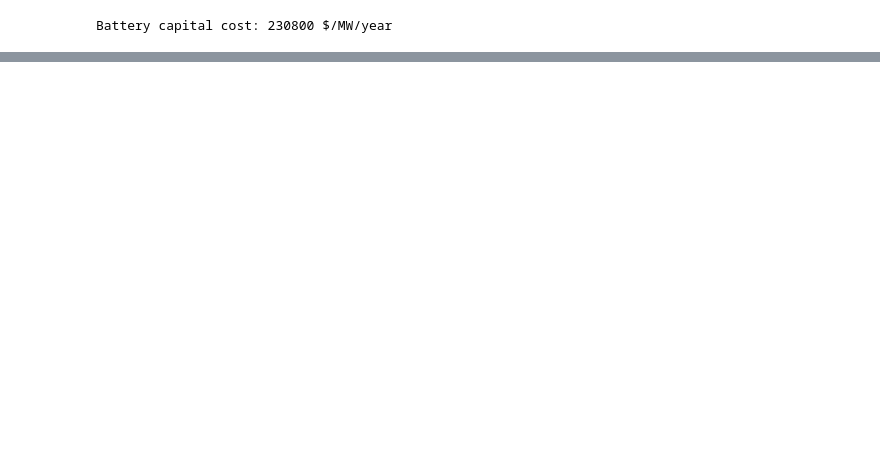
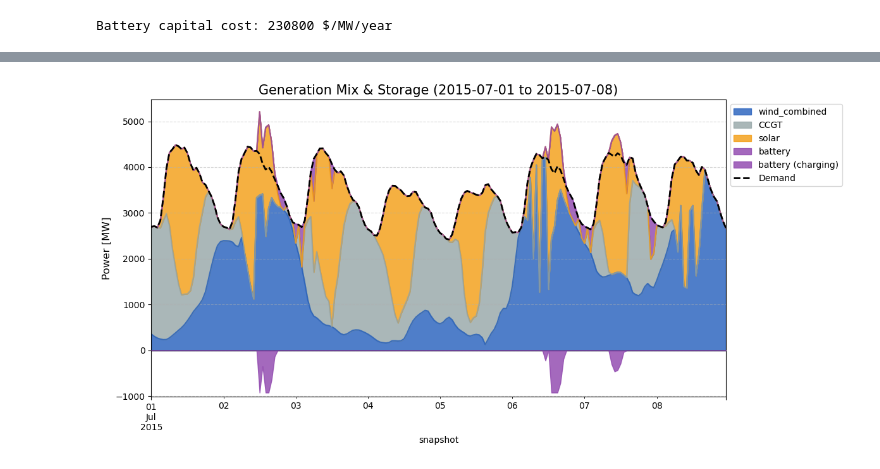
Before and after one commit to KenzoDTU/Integrated-Energy-Grids-A1G21, a Jupyter notebook: Part_1.ipynb, the cells around one changed output, grey strips where cells are left out. Saved outputs shown, nothing was run; the diff lists cells and outputs as text; code cells hidden in the pictures; blank space fills up the shorter version.

```diff
--- a/Part_1.ipynb
+++ b/Part_1.ipynb
@@ -660,0 +864,5 @@ Battery losses: 0.00 TWh
+# %%
+# Plot generation mix with storage for a July week
+fti.plot_generation_mix_storage(dnk_storage, '2015-07-01', '2015-07-08')
+# %% [output]
+[figure, added]
```
Also changed, not shown: parts of 30 cells of this notebook, 1 other file.
